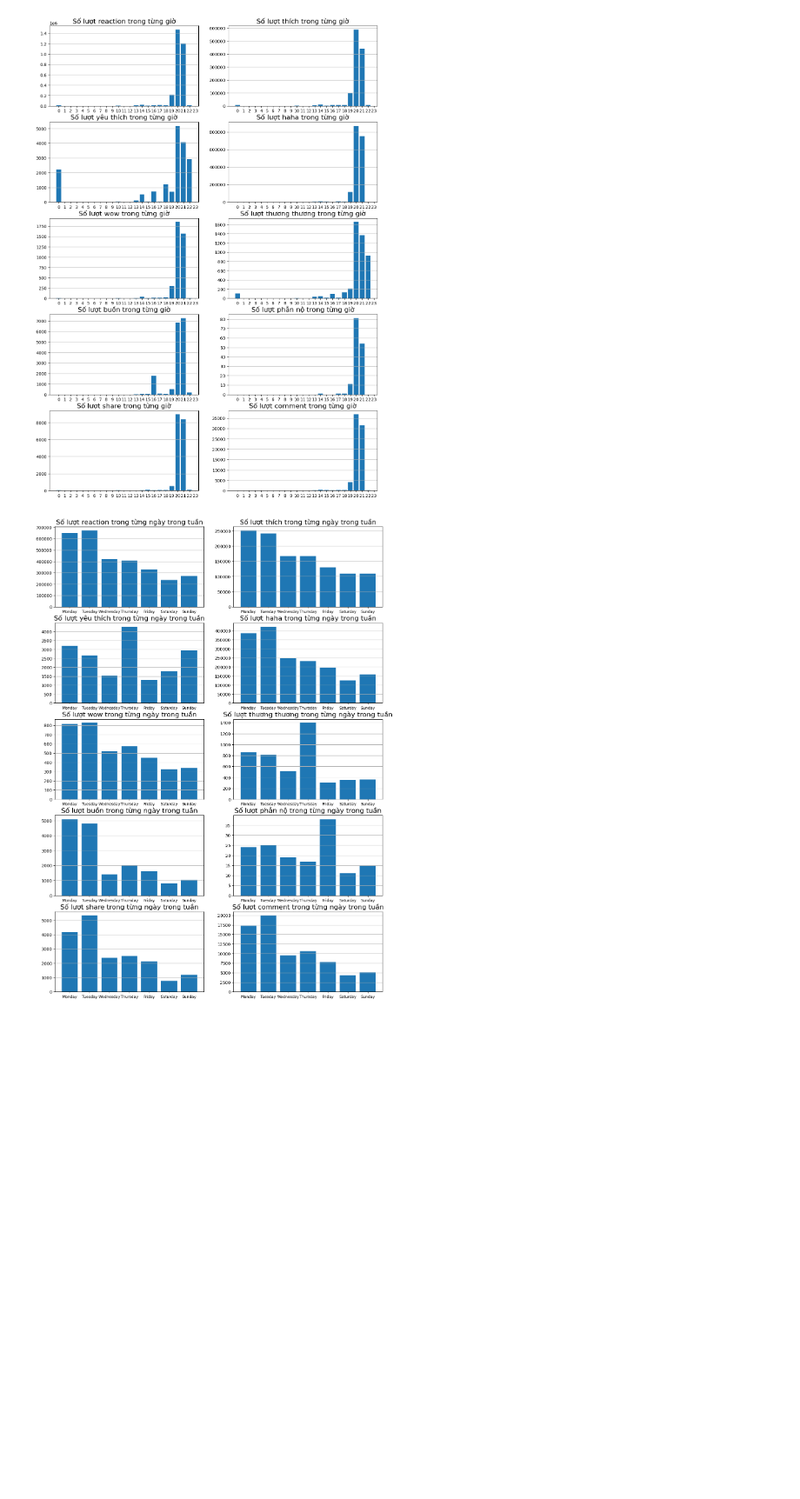
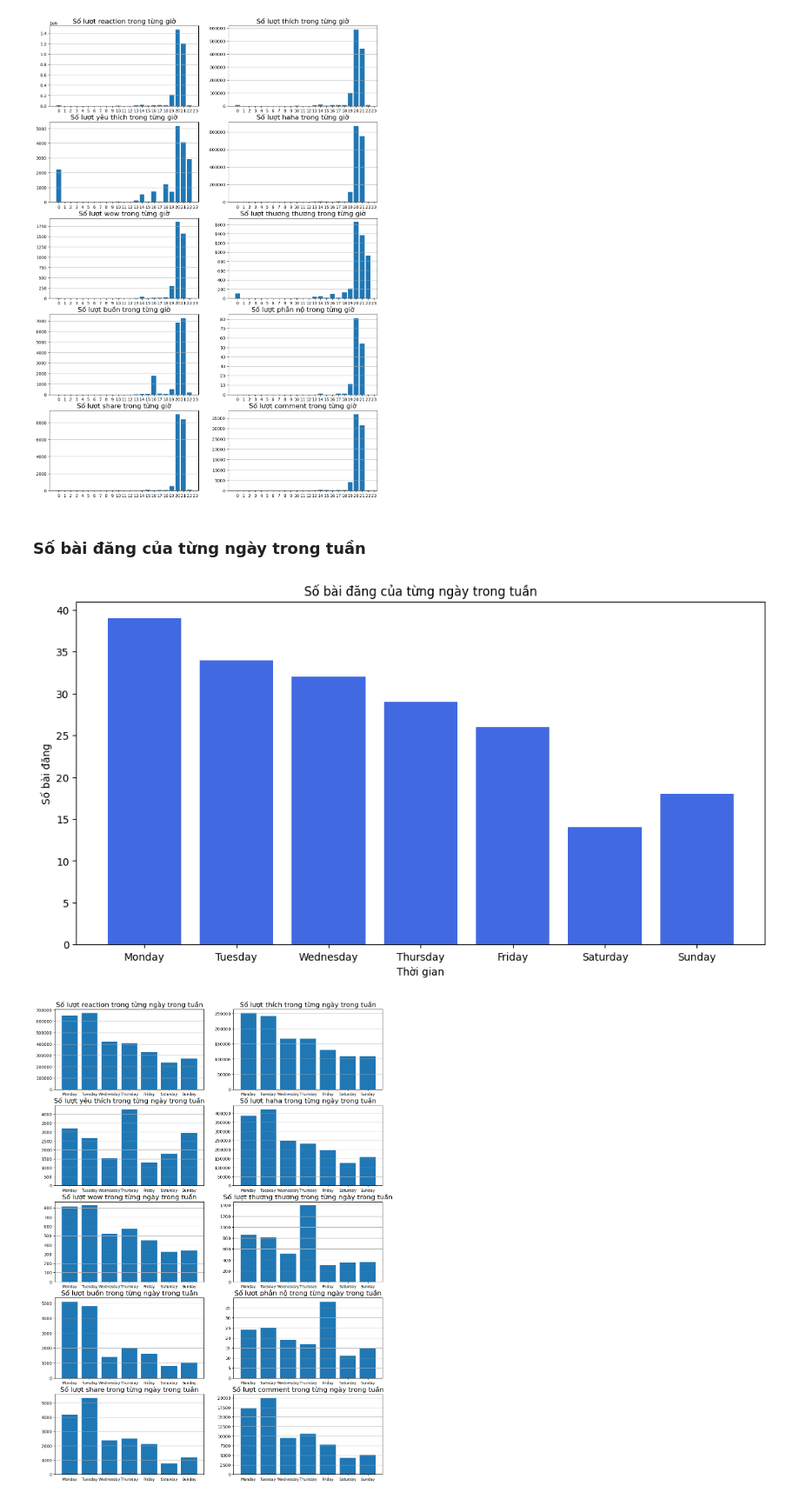
Before and after one commit to nqtuan2553/final-project, a Jupyter notebook: 3.Reaction_analyze.ipynb, the cells around one changed output. Shown at 87% size. Drawn from its saved outputs; the diff is of its cells as text; code cells hidden in the pictures; blank space fills up the shorter version.

```diff
--- a/3.Reaction_analyze.ipynb
+++ b/3.Reaction_analyze.ipynb
@@ -240,6 +240,20 @@ day_of_week_number = {
     'Saturday': 7,
     'Sunday': 8
 }
+# %% [markdown]
+### Số bài đăng của từng ngày trong tuần
+# %%
+a = df.groupby('day_of_week').count().reset_index()
+a['day_of_week_number'] = a['day_of_week'].map(day_of_week_number)
+a = a.sort_values(by='day_of_week_number', ascending=True)
+plt.subplots(figsize=(12, 6))
+plt.bar(a['day_of_week'], a['reaction_count'],color = 'royalblue')
+plt.title("Số bài đăng của từng ngày trong tuần")
+plt.xlabel("Thời gian")
+plt.ylabel("Số bài đăng")
+plt.show()
+# %% [output]
+[figure, added]
 # %%
 plt.figure(figsize=(14, 20))
 
```
